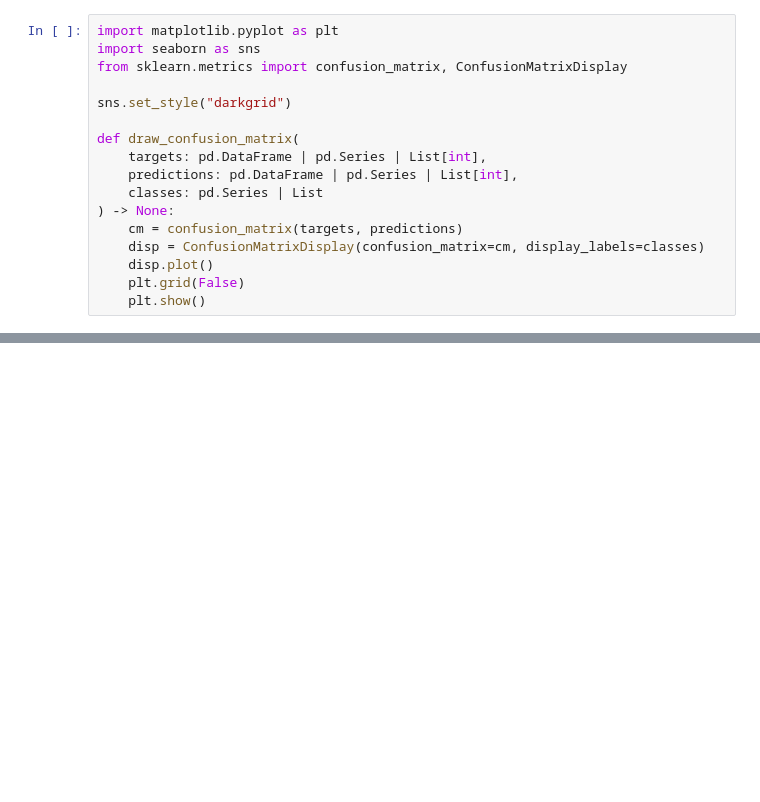
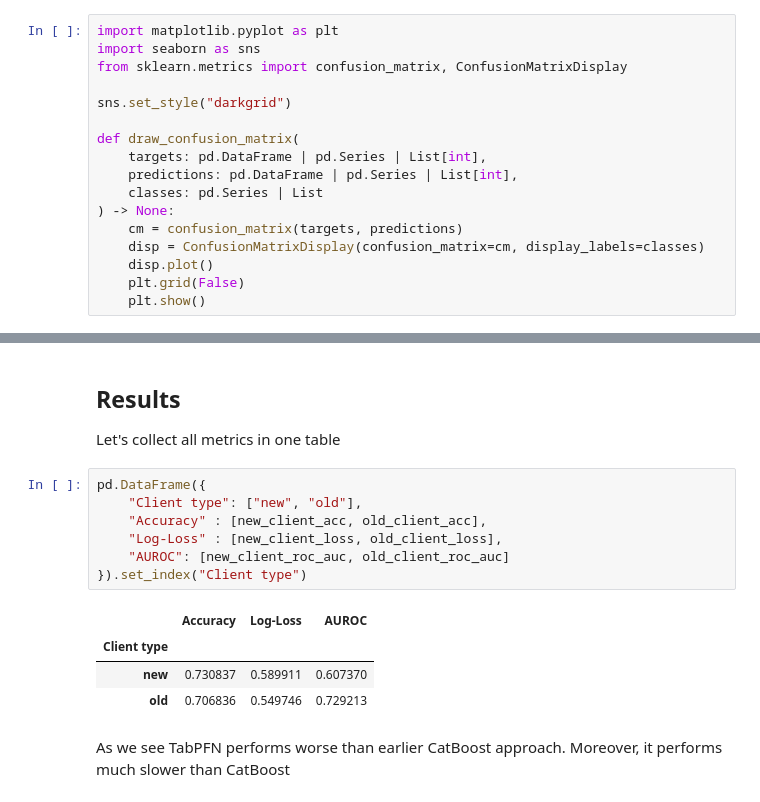
Before and after one commit to mikeasta/Credit-Scoring-Service, a Jupyter notebook: research/notebooks/tabpfn.ipynb, the cells around one changed output, grey strips where cells are left out. Saved outputs shown, nothing was run; the diff lists cells and outputs as text; blank space fills up the shorter version.

Commit message:
TabPFN experiments ended. Performs less accurate and fast than CatBoost. Skip implementation.

```diff
--- a/research/notebooks/tabpfn.ipynb
+++ b/research/notebooks/tabpfn.ipynb
@@ -178,0 +244,17 @@ plot_roc(targets=y_test, predictions=probs[:, 1])
+# %% [markdown]
+## Results
+Let's collect all metrics in one table
+# %%
+pd.DataFrame({
+    "Client type": ["new", "old"],
+    "Accuracy" : [new_client_acc, old_client_acc],
+    "Log-Loss" : [new_client_loss, old_client_loss],
+    "AUROC": [new_client_roc_auc, old_client_roc_auc]
+}).set_index("Client type")
+# %% [output]
+|  | Accuracy | Log-Loss | AUROC |
+| Client type |  |  |  |
+| new | 0.730837 | 0.589911 | 0.607370 |
+| old | 0.706836 | 0.549746 | 0.729213 |
+# %% [markdown]
+As we see TabPFN performs worse than earlier CatBoost approach. Moreover, it performs much slower than CatBoost
```
Also changed, not shown: parts of 16 cells of this notebook.
